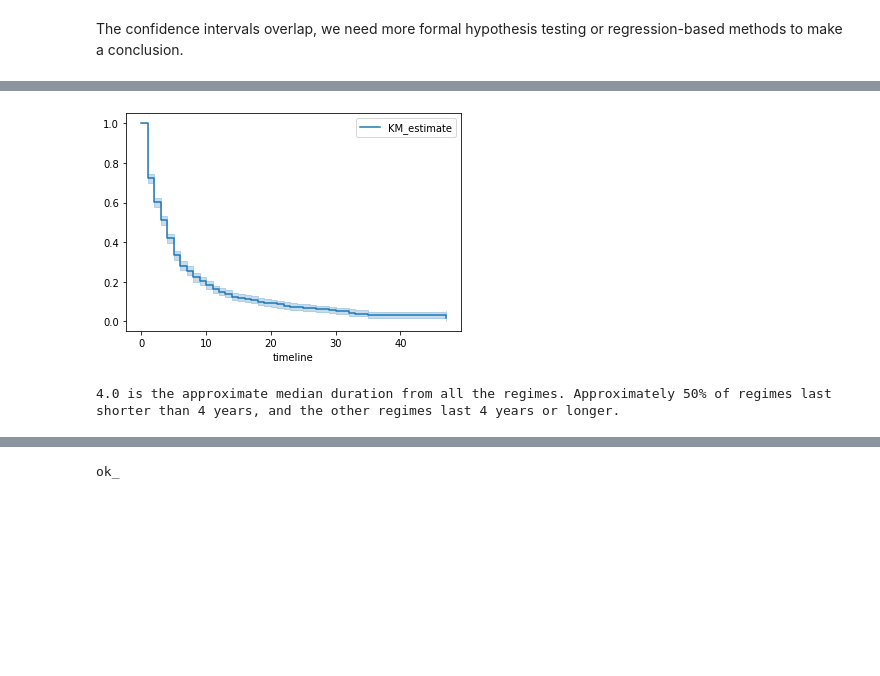
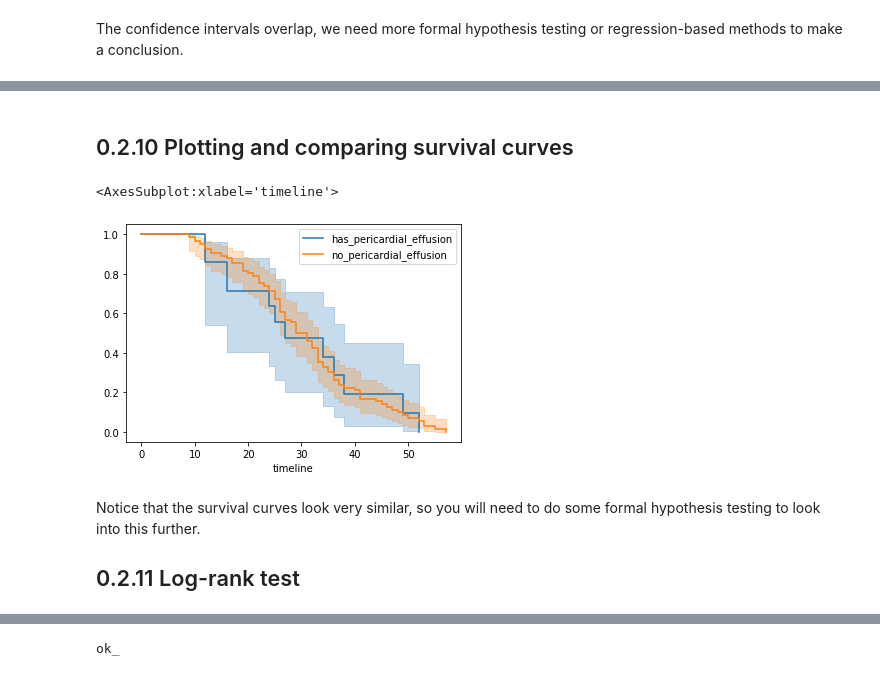
Before and after one commit to oecorrechag/survival-analysis, a Jupyter notebook: notebooks/0.2.0 Survival Curve Estimation.ipynb, the cells around one changed output, grey strips where cells are left out. Drawn from its saved outputs; the diff is of its cells as text; code cells hidden in the pictures; blank space fills up the shorter version.

Commit message:
2 survival curve estimation

```diff
--- a/notebooks/0.2.0 Survival Curve Estimation.ipynb
+++ b/notebooks/0.2.0 Survival Curve Estimation.ipynb
@@ -433,13 +261,18 @@ regime_durations.head()
-# %%
-kmf = lifelines.KaplanMeierFitter()
-kmf.fit(durations=regime_durations['duration'],
-        event_observed=regime_durations['observed'])
-# Visualize and show the survival curve
-kmf.plot_survival_function()
-plt.show()
-# %% [output]
-[figure, removed]
-# %%
-print('{} is the approximate median duration from all the regimes. Approximately 50% of regimes last shorter than 4 years, and the other regimes last 4 years or longer.'.format(kmf.median_survival_time_))
-# %% [output]
-4.0 is the approximate median duration from all the regimes. Approximately 50% of regimes last shorter than 4 years, and the other regimes last 4 years or longer.
+# %% [markdown]
+## 0.2.10 Plotting and comparing survival curves
+# %%
+kmf = lifelines.KaplanMeierFitter()
+kmf.fit(durations=has_pericardial_effusion['survival'], event_observed=has_pericardial_effusion['observed'],
+        label='has_pericardial_effusion')
+surv_plot = kmf.plot()
+kmf = lifelines.KaplanMeierFitter()
+kmf.fit(durations=none_pericardial_effusion['survival'], event_observed=none_pericardial_effusion['observed'],
+        label='no_pericardial_effusion')
+kmf.plot(ax=surv_plot)
+# %% [output]
+<AxesSubplot:xlabel='timeline'>
+[figure, added]
+# %% [markdown]
+Notice that the survival curves look very similar, so you will need to do some formal hypothesis testing to look into this further.
+
+## 0.2.11 Log-rank test
```
Also changed, not shown: parts of 16 cells of this notebook.
